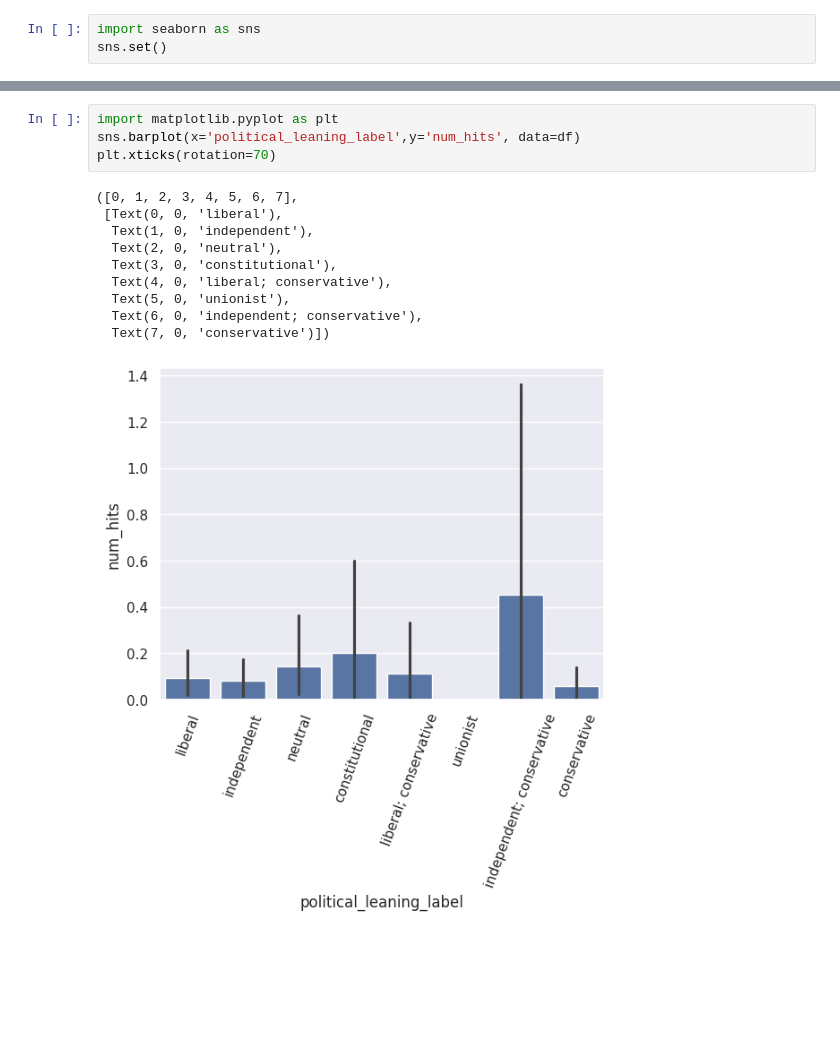
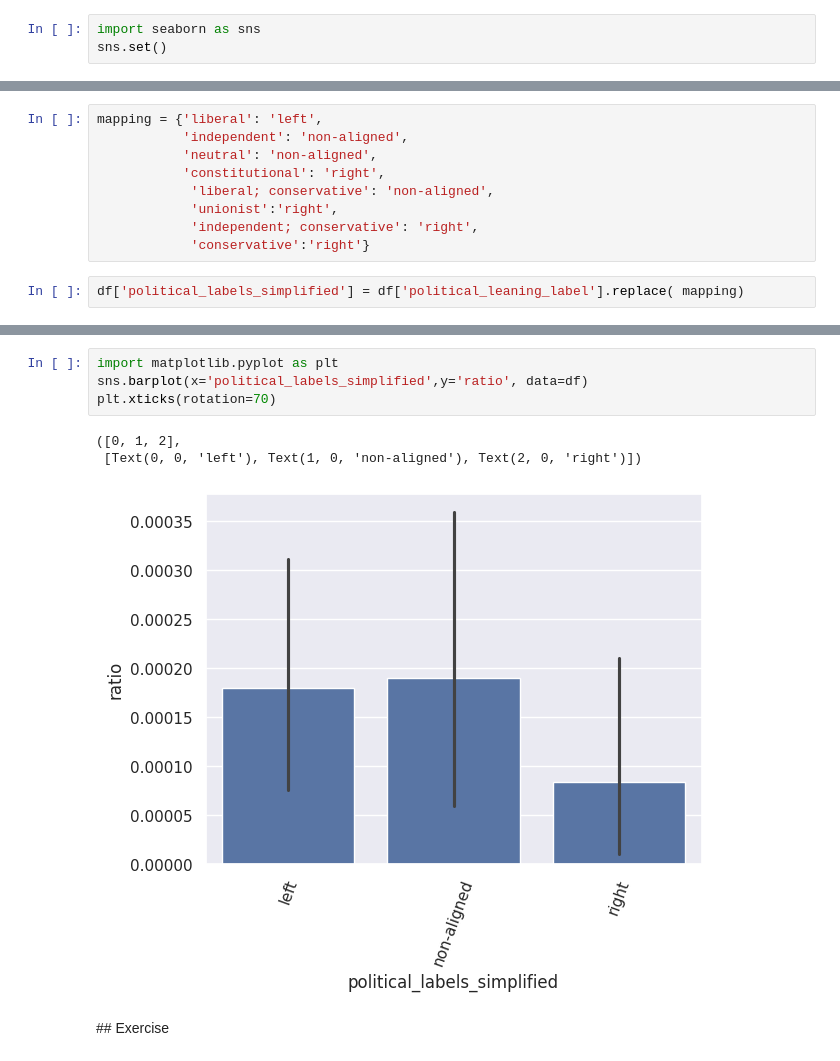
Before and after one commit to kasparvonbeelen/lancaster-newspaper-workshop, a Jupyter notebook: word_counts.ipynb, the cells around one changed output, grey strips where cells are left out. Cells and saved outputs as stored; diff of their text form; blank space fills up the shorter version.

```diff
--- a/word_counts.ipynb
+++ b/word_counts.ipynb
@@ -216,0 +268,11 @@ sns.lineplot(x='year',y='ratio', data=df)
+# %%
+mapping = {'liberal': 'left',
+           'independent': 'non-aligned',
+           'neutral': 'non-aligned',
+           'constitutional': 'right',
+            'liberal; conservative': 'non-aligned',
+            'unionist':'right',
+            'independent; conservative': 'right',
+            'conservative':'right'}
+# %%
+df['political_labels_simplified'] = df['political_leaning_label'].replace( mapping)
@@ -217,15 +287,10 @@ sns.lineplot(x='year',y='ratio', data=df)
 # %%
 import matplotlib.pyplot as plt
-sns.barplot(x='political_leaning_label',y='num_hits', data=df)
+sns.barplot(x='political_labels_simplified',y='ratio', data=df)
 plt.xticks(rotation=70)
 # %% [output]
-([0, 1, 2, 3, 4, 5, 6, 7],
- [Text(0, 0, 'liberal'),
-  Text(1, 0, 'independent'),
-  Text(2, 0, 'neutral'),
-  Text(3, 0, 'constitutional'),
-  Text(4, 0, 'liberal; conservative'),
-  Text(5, 0, 'unionist'),
-  Text(6, 0, 'independent; conservative'),
-  Text(7, 0, 'conservative')])
+([0, 1, 2],
+ [Text(0, 0, 'left'), Text(1, 0, 'non-aligned'), Text(2, 0, 'right')])
-[figure, old version]
+[figure, new version]
+# %% [markdown]
+## Exercise
```
Also changed, not shown: parts of 12 cells of this notebook.
